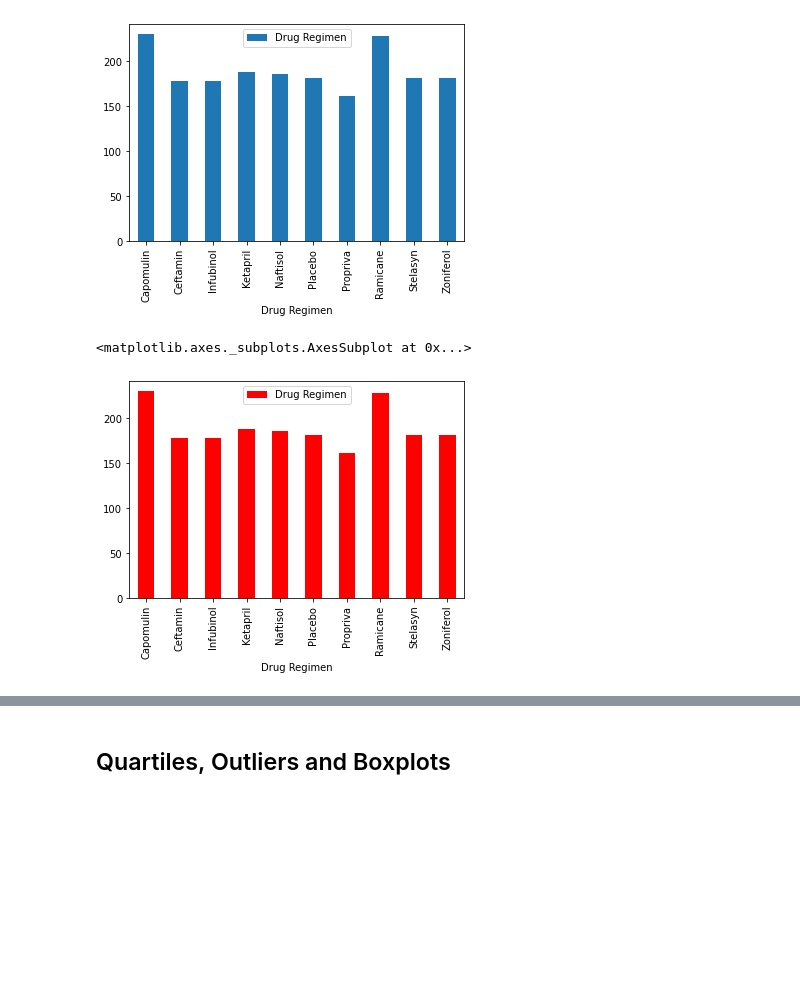
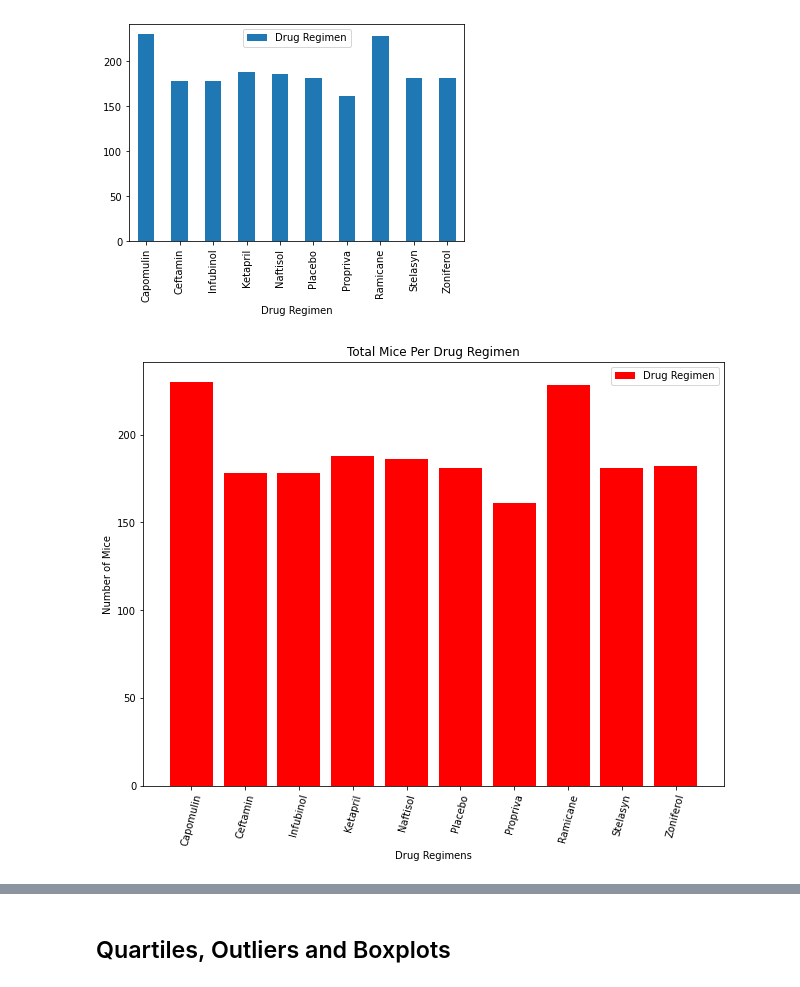
Before and after one commit to markhirsch91/matplotlib-challange, a Jupyter notebook: Pymaceuticals/pymaceuticals_starter.ipynb, the cells around one changed output, grey strips where cells are left out. Saved outputs shown, nothing was run; the diff lists cells and outputs as text; code cells hidden in the pictures; blank space fills up the shorter version.

```diff
--- a/Pymaceuticals/pymaceuticals_starter.ipynb
+++ b/Pymaceuticals/pymaceuticals_starter.ipynb
@@ -149,13 +130,24 @@ count_of_mice_group = pd.DataFrame(mice_group["Drug Regimen"].count())
 mice_per_drug_plot = count_of_mice_group.plot(kind='bar')
 # %% [output]
 [figure]
-# %%
-# Generate a bar plot showing the total number of mice for each treatment throughout the course of the study using pyplot.
-
-
-count_of_mice_group.plot(kind="bar", facecolor="red")
-# %% [output]
-<matplotlib.axes._subplots.AxesSubplot at 0x...>
-[figure, removed]
+# %%
+# Generate a bar plot showing the total number of mice for each treatment throughout the course of the study using pyplot.
+
+
+x_drug_regimen = np.arange(len(count_of_mice_group))
+tick_locations = []
+for x in x_drug_regimen:
+    tick_locations.append(x)
+plt.figure(figsize =([10.4, 7.8]))
+plt.bar(x_drug_regimen,count_of_mice_group["Drug Regimen"],color="red",width = 0.80)
+legend_label = ["Drug Regimen"]
+plt.legend(legend_label,loc='upper right')
+plt.title("Total Mice Per Drug Regimen")
+plt.xlabel("Drug Regimens")
+plt.ylabel("Number of Mice")
+plt.xticks(tick_locations,list(count_of_mice_group.index), rotation='75')
+plt.show()
+# %% [output]
+[figure, added]
 # %%
 # Generate a pie plot showing the distribution of female versus male mice using pandas
```
Also changed, not shown: parts of 6 cells of this notebook.
